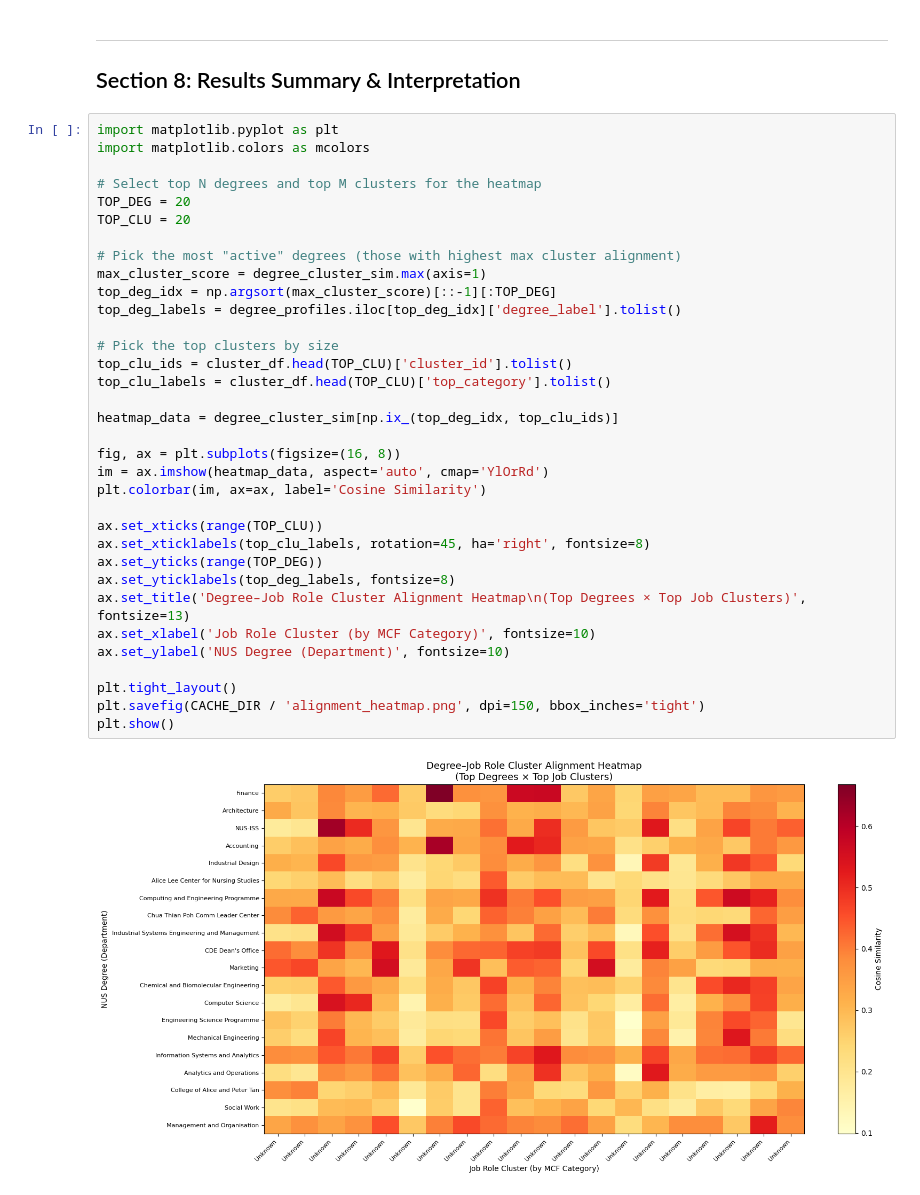
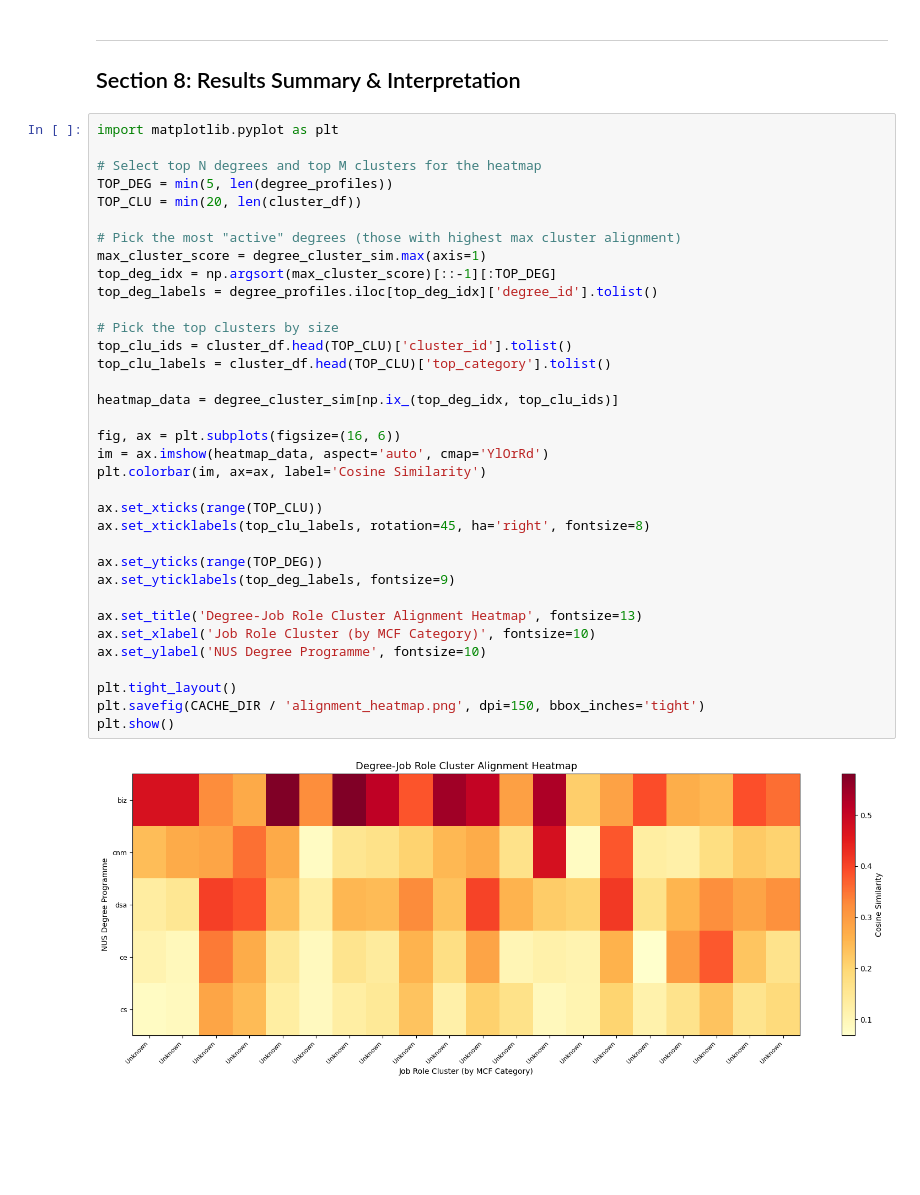
Before and after one commit to marcussyeo/DSA4264-Text-Group-3, a Jupyter notebook: notebooks/nus.ipynb, the cells around one changed output. Cells and saved outputs as stored; diff of their text form; blank space fills up the shorter version.

Commit message:
Updated to follow degree_id structure

```diff
--- a/notebooks/nus.ipynb
+++ b/notebooks/nus.ipynb
@@ -1170,40 +1209,41 @@ print('=' * 50)
 ## Section 8: Results Summary & Interpretation
 # %%
 import matplotlib.pyplot as plt
-import matplotlib.colors as mcolors
 
 # Select top N degrees and top M clusters for the heatmap
-TOP_DEG = 20
-TOP_CLU = 20
+TOP_DEG = min(5, len(degree_profiles))
+TOP_CLU = min(20, len(cluster_df))
 
 # Pick the most "active" degrees (those with highest max cluster alignment)
 max_cluster_score = degree_cluster_sim.max(axis=1)
 top_deg_idx = np.argsort(max_cluster_score)[::-1][:TOP_DEG]
-top_deg_labels = degree_profiles.iloc[top_deg_idx]['degree_label'].tolist()
+top_deg_labels = degree_profiles.iloc[top_deg_idx]['degree_id'].tolist()
 
 # Pick the top clusters by size
 top_clu_ids = cluster_df.head(TOP_CLU)['cluster_id'].tolist()
 top_clu_labels = cluster_df.head(TOP_CLU)['top_category'].tolist()
 
 heatmap_data = degree_cluster_sim[np.ix_(top_deg_idx, top_clu_ids)]
 
-fig, ax = plt.subplots(figsize=(16, 8))
+fig, ax = plt.subplots(figsize=(16, 6))
 im = ax.imshow(heatmap_data, aspect='auto', cmap='YlOrRd')
 plt.colorbar(im, ax=ax, label='Cosine Similarity')
 
 ax.set_xticks(range(TOP_CLU))
 ax.set_xticklabels(top_clu_labels, rotation=45, ha='right', fontsize=8)
+
 ax.set_yticks(range(TOP_DEG))
-ax.set_yticklabels(top_deg_labels, fontsize=8)
-ax.set_title('Degree–Job Role Cluster Alignment Heatmap\n(Top Degrees × Top Job Clusters)', fontsize=13)
+ax.set_yticklabels(top_deg_labels, fontsize=9)
+
+ax.set_title('Degree-Job Role Cluster Alignment Heatmap', fontsize=13)
 ax.set_xlabel('Job Role Cluster (by MCF Category)', fontsize=10)
-ax.set_ylabel('NUS Degree (Department)', fontsize=10)
+ax.set_ylabel('NUS Degree Programme', fontsize=10)
 
 plt.tight_layout()
 plt.savefig(CACHE_DIR / 'alignment_heatmap.png', dpi=150, bbox_inches='tight')
 plt.show()
 # %% [output]
-[figure, old version]
+[figure, new version]
 # %%
 # Top-5 matching job roles (by hybrid score) per NUS degree — summary table
 TOP_JOBS_PER_DEGREE = 5
```
Also changed, not shown: parts of 17 cells of this notebook.
